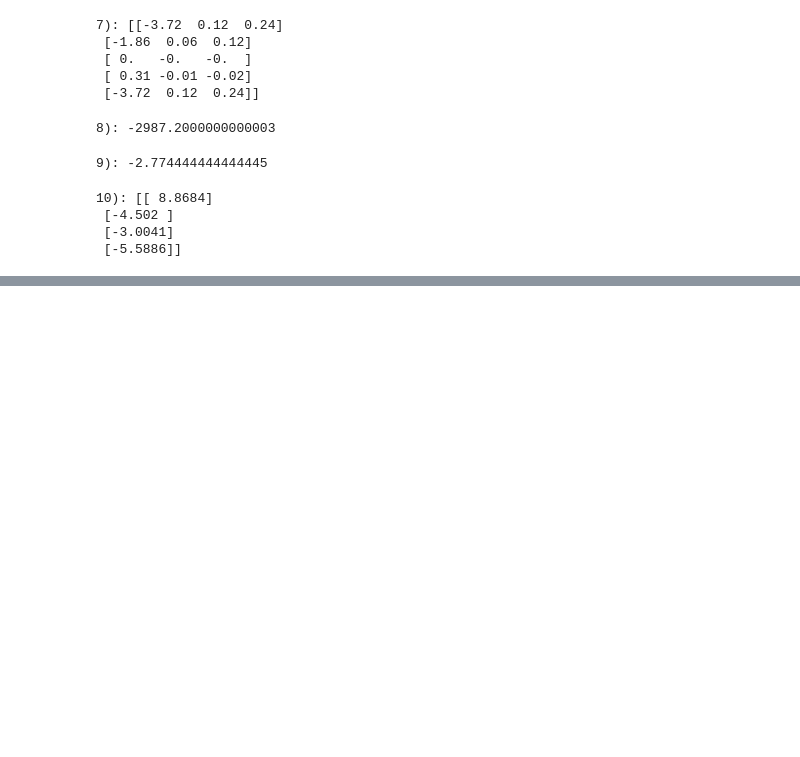
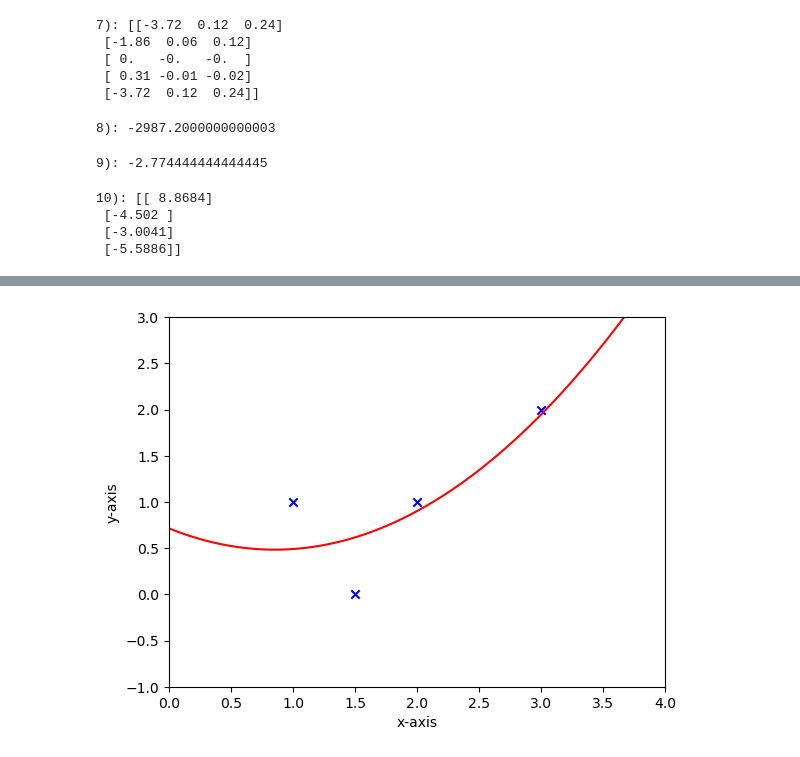
Before and after one commit to kennethaldridge/DS4400-HW, a Jupyter notebook: ds4400_hw2.ipynb, the cells around one changed output, grey strips where cells are left out. Drawn from its saved outputs; the diff is of its cells as text; code cells hidden in the pictures; blank space fills up the shorter version.

```diff
--- a/ds4400_hw2.ipynb
+++ b/ds4400_hw2.ipynb
@@ -86,0 +189,17 @@ print(f'10): {ans}')
+# %%
+x_line = np.linspace(0, 6, 100)
+y_line = a*x_line**2 + b*x_line + c  # y = ax+b
+
+# Plot points
+plt.scatter(x_points, y_points, color='blue', marker='x')
+plt.xlim([min(x_points)-1, max(x_points)+1])
+plt.ylim([min(y_points)-1, max(y_points)+1])
+
+# plot regressopm
+plt.plot(x_line, y_line, linestyle='-', color='red')
+
+plt.xlabel('x-axis')
+plt.ylabel('y-axis')
+plt.show()
+# %% [output]
+[figure, added]
```
Also changed, not shown: parts of 22 cells of this notebook.
